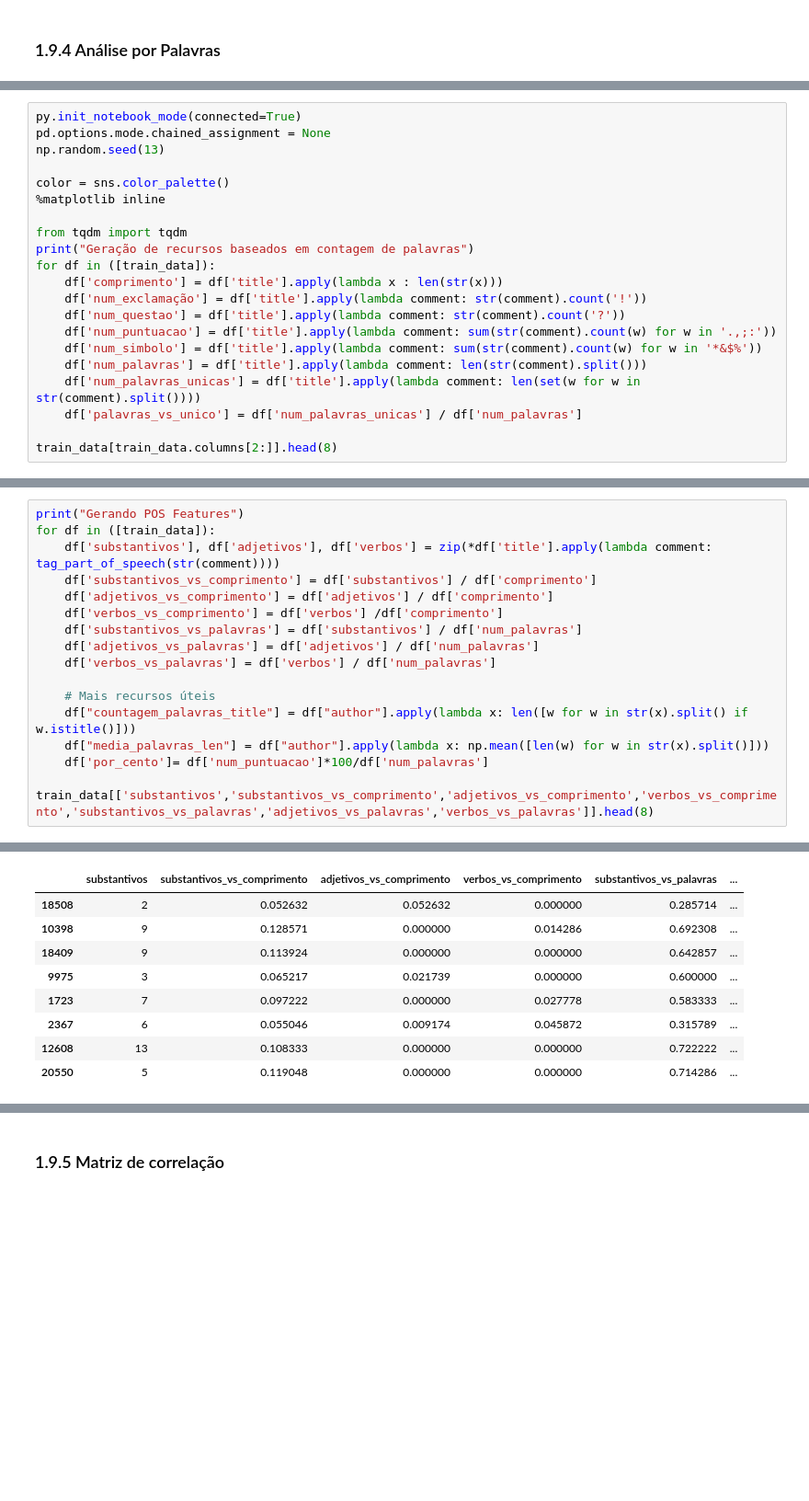
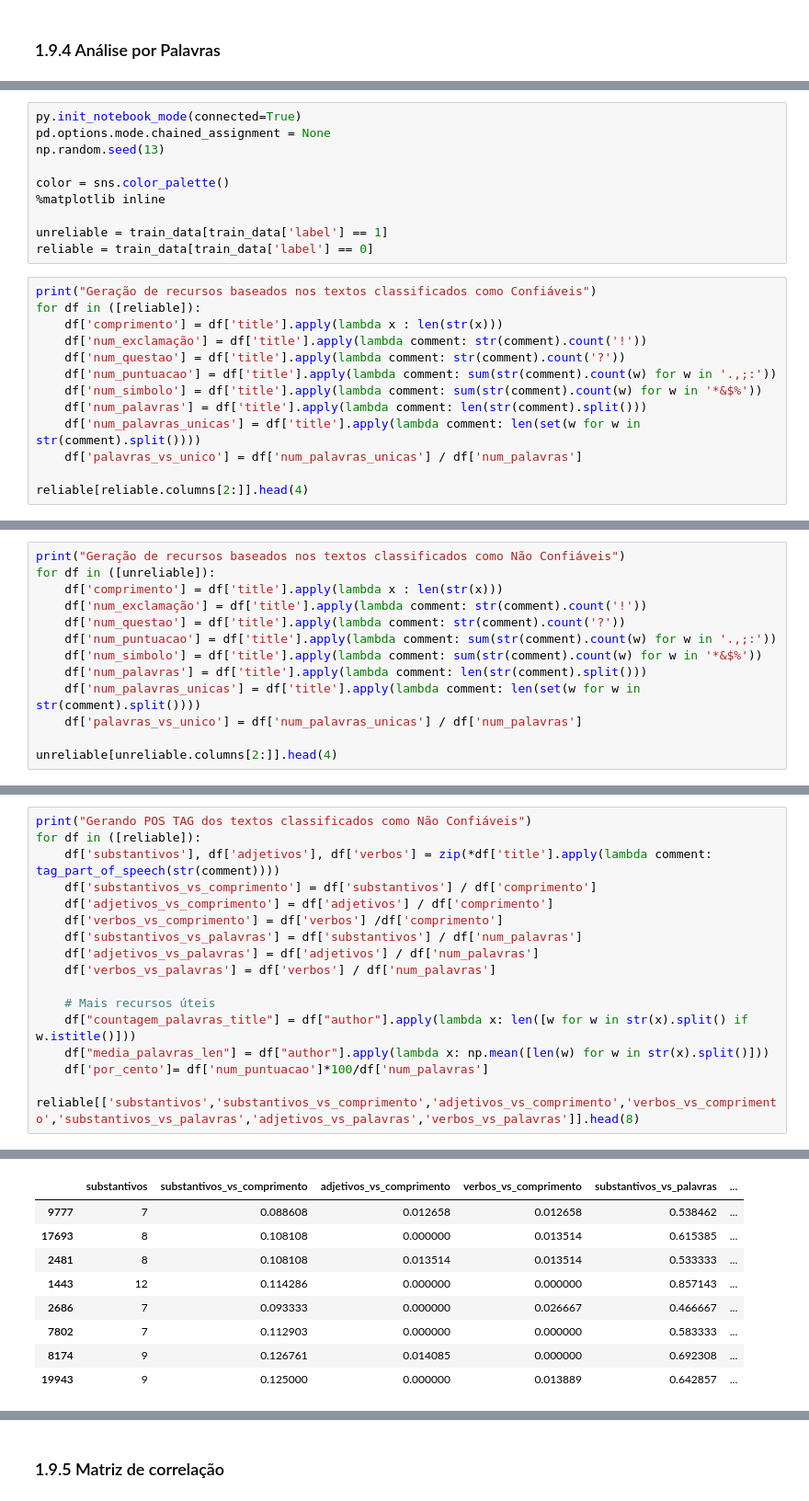
Before and after one commit to JoaoVitorBracale/fatect-news, a Jupyter notebook: Análise Exploratória.ipynb, the cells around one changed output, grey strips where cells are left out. Shown at 92% size. Drawn from its saved outputs; the diff is of its cells as text; blank space fills up the shorter version.

```diff
--- a/Análise Exploratória.ipynb
+++ b/Análise Exploratória.ipynb
@@ -386,14 +383,16 @@ py.iplot(fig)
+# %%
+py.init_notebook_mode(connected=True)
+pd.options.mode.chained_assignment = None
+np.random.seed(13)
+
+color = sns.color_palette()
+%matplotlib inline
+
+unreliable = train_data[train_data['label'] == 1]
+reliable = train_data[train_data['label'] == 0]
 # %%
-py.init_notebook_mode(connected=True)
-pd.options.mode.chained_assignment = None
-np.random.seed(13)
-
-color = sns.color_palette()
-%matplotlib inline
-
-from tqdm import tqdm
-print("Geração de recursos baseados em contagem de palavras")
-for df in ([train_data]):
+print("Geração de recursos baseados nos textos classificados como Confiáveis")
+for df in ([reliable]):
     df['comprimento'] = df['title'].apply(lambda x : len(str(x)))
     df['num_exclamação'] = df['title'].apply(lambda comment: str(comment).count('!'))
     df['num_questao'] = df['title'].apply(lambda comment: str(comment).count('?'))
@@ -403,5 +402,5 @@ for df in ([train_data]):
     df['num_palavras_unicas'] = df['title'].apply(lambda comment: len(set(w for w in str(comment).split())))
     df['palavras_vs_unico'] = df['num_palavras_unicas'] / df['num_palavras']
 
-train_data[train_data.columns[2:]].head(8)
+reliable[reliable.columns[2:]].head(4)
 # %% [output]
@@ -418,0 +414,13 @@ Geração de recursos baseados em contagem de palavras
+# %%
+print("Geração de recursos baseados nos textos classificados como Não Confiáveis")
+for df in ([unreliable]):
+    df['comprimento'] = df['title'].apply(lambda x : len(str(x)))
+    df['num_exclamação'] = df['title'].apply(lambda comment: str(comment).count('!'))
+    df['num_questao'] = df['title'].apply(lambda comment: str(comment).count('?'))
+    df['num_puntuacao'] = df['title'].apply(lambda comment: sum(str(comment).count(w) for w in '.,;:'))
+    df['num_simbolo'] = df['title'].apply(lambda comment: sum(str(comment).count(w) for w in '*&$%'))
+    df['num_palavras'] = df['title'].apply(lambda comment: len(str(comment).split()))
+    df['num_palavras_unicas'] = df['title'].apply(lambda comment: len(set(w for w in str(comment).split())))
+    df['palavras_vs_unico'] = df['num_palavras_unicas'] / df['num_palavras']
+
+unreliable[unreliable.columns[2:]].head(4)
@@ -444,6 +449,6 @@ def tag_part_of_speech(text):
 # %%
-print("Gerando POS Features")
-for df in ([train_data]):
+print("Gerando POS TAG dos textos classificados como Não Confiáveis")
+for df in ([reliable]):
     df['substantivos'], df['adjetivos'], df['verbos'] = zip(*df['title'].apply(lambda comment: tag_part_of_speech(str(comment))))
     df['substantivos_vs_comprimento'] = df['substantivos'] / df['comprimento']
     df['adjetivos_vs_comprimento'] = df['adjetivos'] / df['comprimento']
@@ -457,5 +462,5 @@ for df in ([train_data]):
     df["media_palavras_len"] = df["author"].apply(lambda x: np.mean([len(w) for w in str(x).split()]))
     df['por_cento']= df['num_puntuacao']*100/df['num_palavras']
 
-train_data[['substantivos','substantivos_vs_comprimento','adjetivos_vs_comprimento','verbos_vs_comprimento','substantivos_vs_palavras','adjetivos_vs_palavras','verbos_vs_palavras']].head(8)
+reliable[['substantivos','substantivos_vs_comprimento','adjetivos_vs_comprimento','verbos_vs_comprimento','substantivos_vs_palavras','adjetivos_vs_palavras','verbos_vs_palavras']].head(8)
 # %% [output]
@@ -463,9 +468,9 @@ Gerando POS Features
 |  | substantivos | substantivos_vs_comprimento | adjetivos_vs_comprimento | verbos_vs_comprimento | substantivos_vs_palavras | ... |
-| 18508 | 2 | 0.052632 | 0.052632 | 0.000000 | 0.285714 | ... |
-| 10398 | 9 | 0.128571 | 0.000000 | 0.014286 | 0.692308 | ... |
-| 18409 | 9 | 0.113924 | 0.000000 | 0.000000 | 0.642857 | ... |
-| 9975 | 3 | 0.065217 | 0.021739 | 0.000000 | 0.600000 | ... |
-| 1723 | 7 | 0.097222 | 0.000000 | 0.027778 | 0.583333 | ... |
-| 2367 | 6 | 0.055046 | 0.009174 | 0.045872 | 0.315789 | ... |
-| 12608 | 13 | 0.108333 | 0.000000 | 0.000000 | 0.722222 | ... |
-| 20550 | 5 | 0.119048 | 0.000000 | 0.000000 | 0.714286 | ... |
+| 9777 | 7 | 0.088608 | 0.012658 | 0.012658 | 0.538462 | ... |
+| 17693 | 8 | 0.108108 | 0.000000 | 0.013514 | 0.615385 | ... |
+| 2481 | 8 | 0.108108 | 0.013514 | 0.013514 | 0.533333 | ... |
+| 1443 | 12 | 0.114286 | 0.000000 | 0.000000 | 0.857143 | ... |
+| 2686 | 7 | 0.093333 | 0.000000 | 0.026667 | 0.466667 | ... |
+| 7802 | 7 | 0.112903 | 0.000000 | 0.000000 | 0.583333 | ... |
+| 8174 | 9 | 0.126761 | 0.014085 | 0.000000 | 0.692308 | ... |
+| 19943 | 9 | 0.125000 | 0.000000 | 0.013889 | 0.642857 | ... |
```
Also changed, not shown: parts of 27 cells of this notebook.
